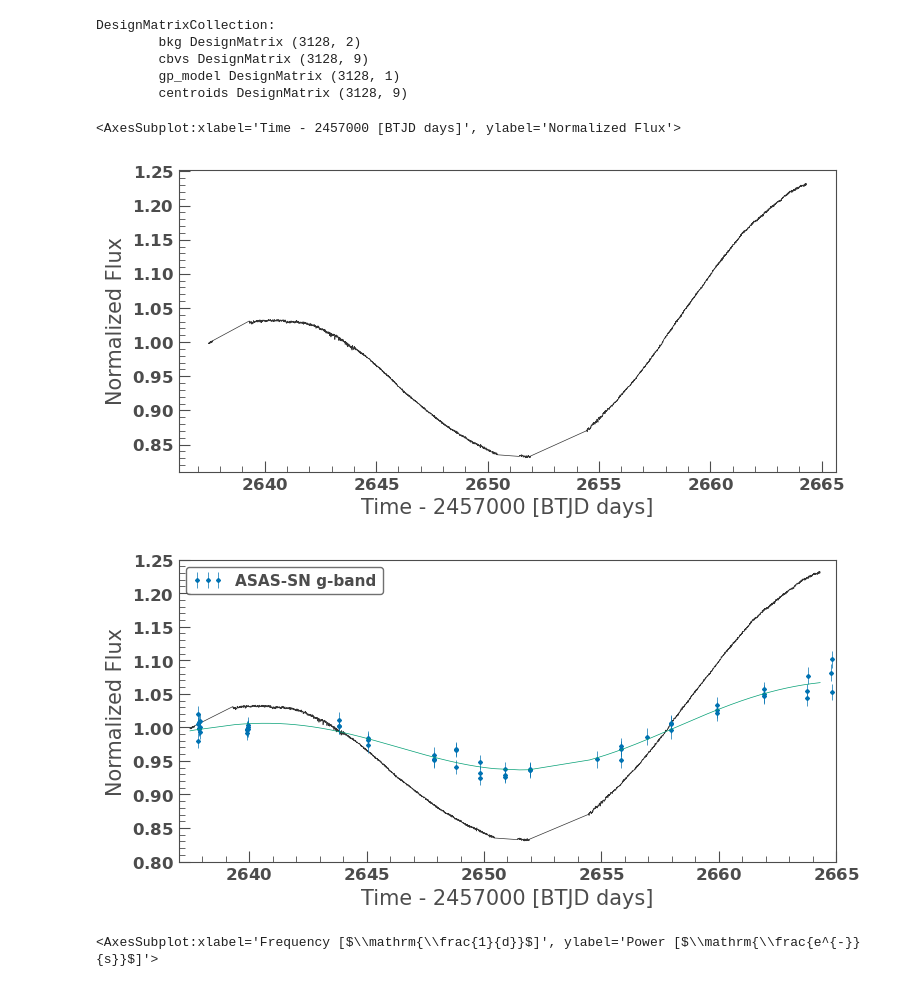
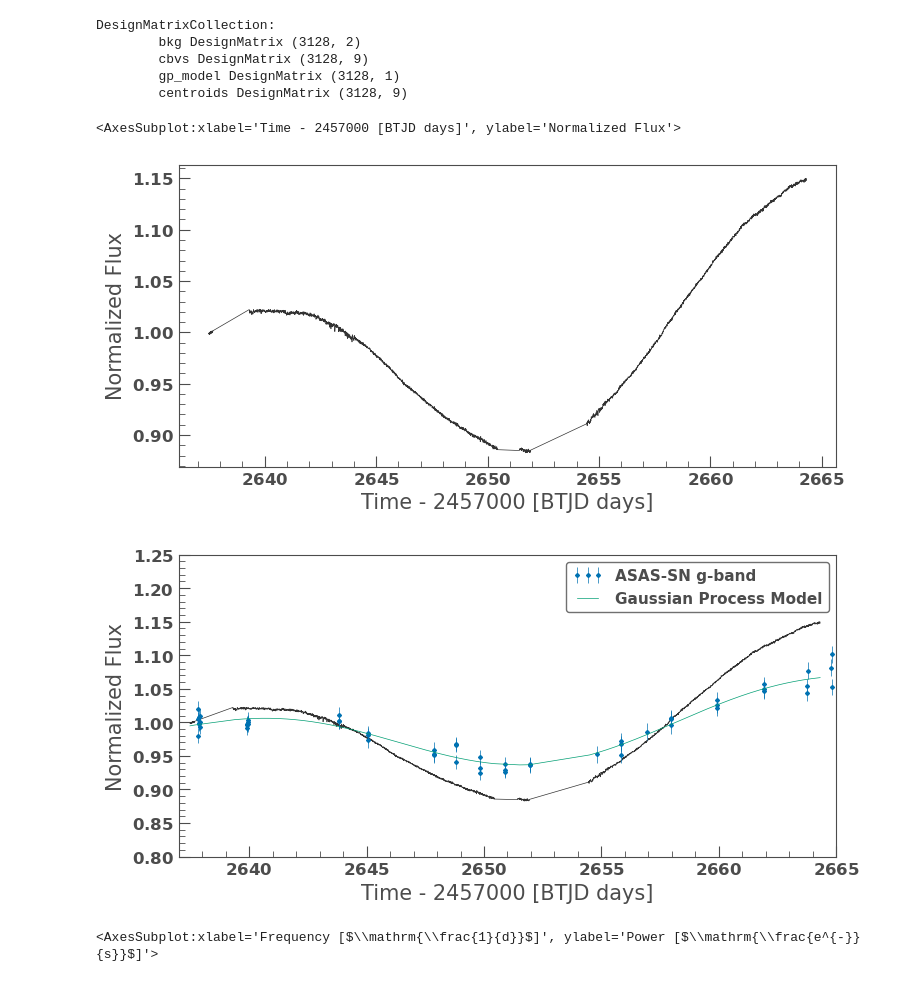
Before and after one commit to tylerapritchard/TESSGI_Tut_NGC4151, a Jupyter notebook: NGC4151.ipynb, the cells around one changed output. Cells and saved outputs as stored; diff of their text form; code cells hidden in the pictures.

```diff
--- a/NGC4151.ipynb
+++ b/NGC4151.ipynb
@@ -293,23 +293,23 @@ DesignMatrixCollection:
         centroids DesignMatrix (3128, 9)
 # %%
 lc3=lc2
-lc3.flux=lc2.flux*r.coefficients[11]*gp_f[k]
+lc3.flux=lc2.flux*r.coefficients[11]*(1/gp_f[k])
 lc3.plot(normalize=True)
 # %% [output]
 <AxesSubplot:xlabel='Time - 2457000 [BTJD days]', ylabel='Normalized Flux'>
-[figure, old version]
+[figure, new version]
 # %%
 with plt.style.context(MPLSTYLE):
     fig, ax = plt.subplots()
     lc3.plot(ax=ax,normalize=True)
     ax.errorbar(asas.HJD-2457000,asas.flux/np.median(asas.flux),yerr=asas.flux_err/np.median(asas.flux),
                 fmt='D',label='ASAS-SN g-band')
-    ax.errorbar(gp_t,gp_f)
+    ax.errorbar(gp_t,gp_f, label = 'Gaussian Process Model')
     ax.set_ylim(0.8,1.25)
     ax.set_xlim(2637,2665)
     ax.legend()
 # %% [output]
-[figure, old version]
+[figure, new version]
 # %%
 pd2=lc.to_periodogram(method='lombscargle')
 pd2=pd2.bin()
```
